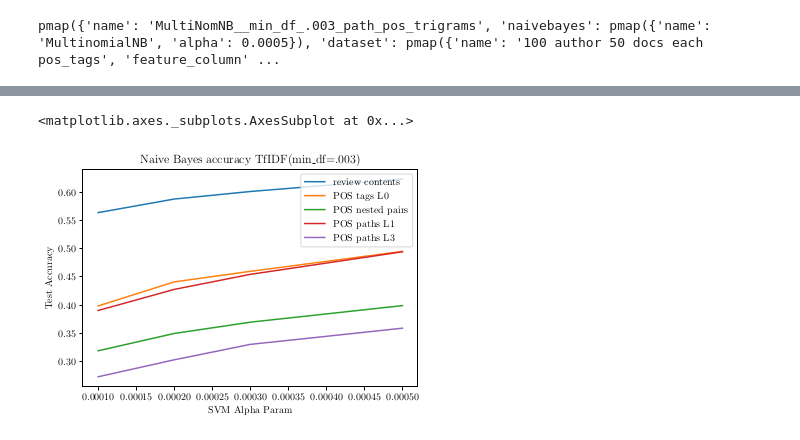
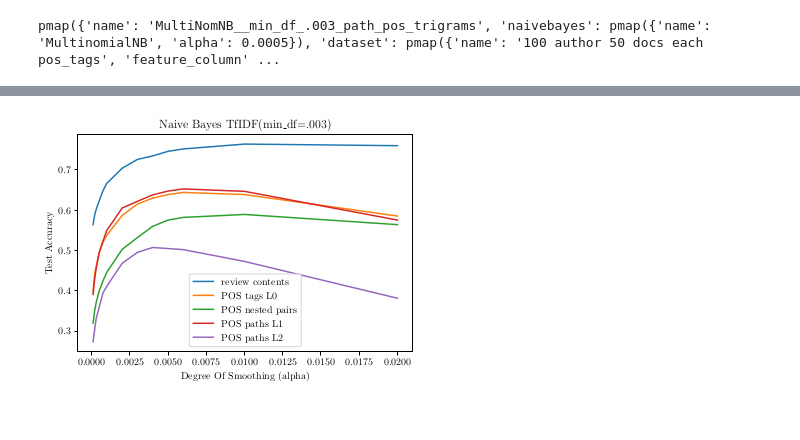
Before and after one commit to rvente/NLP-Final-Project, a Jupyter notebook: Code/orpheus/analysis/chart_nb_x_alpha.ipynb, the cells around one changed output, grey strips where cells are left out. Cells and saved outputs as stored; diff of their text form; code cells hidden in the pictures.

Commit message:
write plot to file

```diff
--- a/Code/orpheus/analysis/chart_nb_x_alpha.ipynb
+++ b/Code/orpheus/analysis/chart_nb_x_alpha.ipynb
@@ -43,22 +40,23 @@ matplotlib.rcParams.update({
     'pgf.rcfonts': False,
 })
 # %%
-def read_pkl(fname): return pd.read_pickle(RESULTS_DIR/fname)
 def plot(dataframe, title="Title", xlabel="xlabel", ylabel="ylabel"):
-    graph = dataframe.rename(columns={"review_contents": "review contents", "pos_tags": "POS tags L0", "path_pos_bigrams": "POS paths L1", "nested_pos_bigrams" : 'POS nested pairs', 'path_pos_trigrams': 'POS paths L3'}).plot(title=title)
+    graph = dataframe.rename(columns={"review_contents": "review contents", "pos_tags": "POS tags L0", "path_pos_bigrams": "POS paths L1", "nested_pos_bigrams" : 'POS nested pairs', 'path_pos_trigrams': 'POS paths L2'}).plot(title=title)
     graph.set_xlabel(xlabel)
     graph.set_ylabel(ylabel)
-    return graph
+    return graph.get_figure()
 # %%
 start = 447
-end = 466
+end = 512
 df = pd.DataFrame()
-for i in range(start,end+1):
+for i in range(start,end):
     exp = loader.find_by_id(i)
     cfg = exp.config
     feat = cfg['dataset']['feature_column']
     alpha = cfg['naivebayes']['alpha']
     df.loc[alpha, feat] = exp.result.value
+
+df.to_pickle('../results/nb_x_alpha_df_acc.pkl')
 df
 # %% [output]
 |  | review_contents | pos_tags | nested_pos_bigrams | path_pos_bigrams | path_pos_trigrams |
@@ -69,5 +76,4 @@ df
 # %%
-plot(df, title="Naive Bayes accuracy TfIDF(min\_df=.003)", xlabel="SVM Alpha Param", ylabel="Test Accuracy")
+dataplot = plot(df, title="Naive Bayes TfIDF(min\_df=.003)", xlabel="Degree Of Smoothing (alpha)", ylabel="Test Accuracy")
 # %% [output]
-<matplotlib.axes._subplots.AxesSubplot at 0x...>
-[figure, old version]
+[figure, new version]
```
Also changed, not shown: parts of 7 cells of this notebook, 2 other files.
